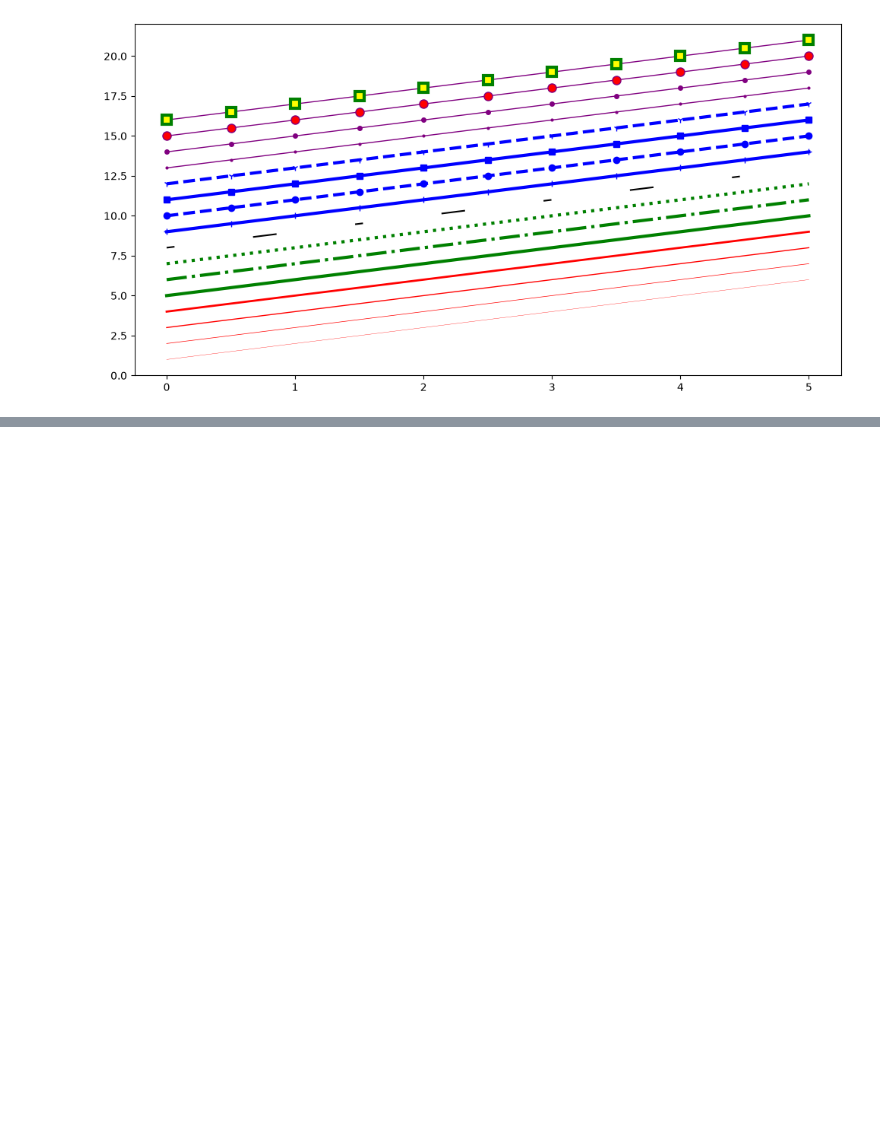
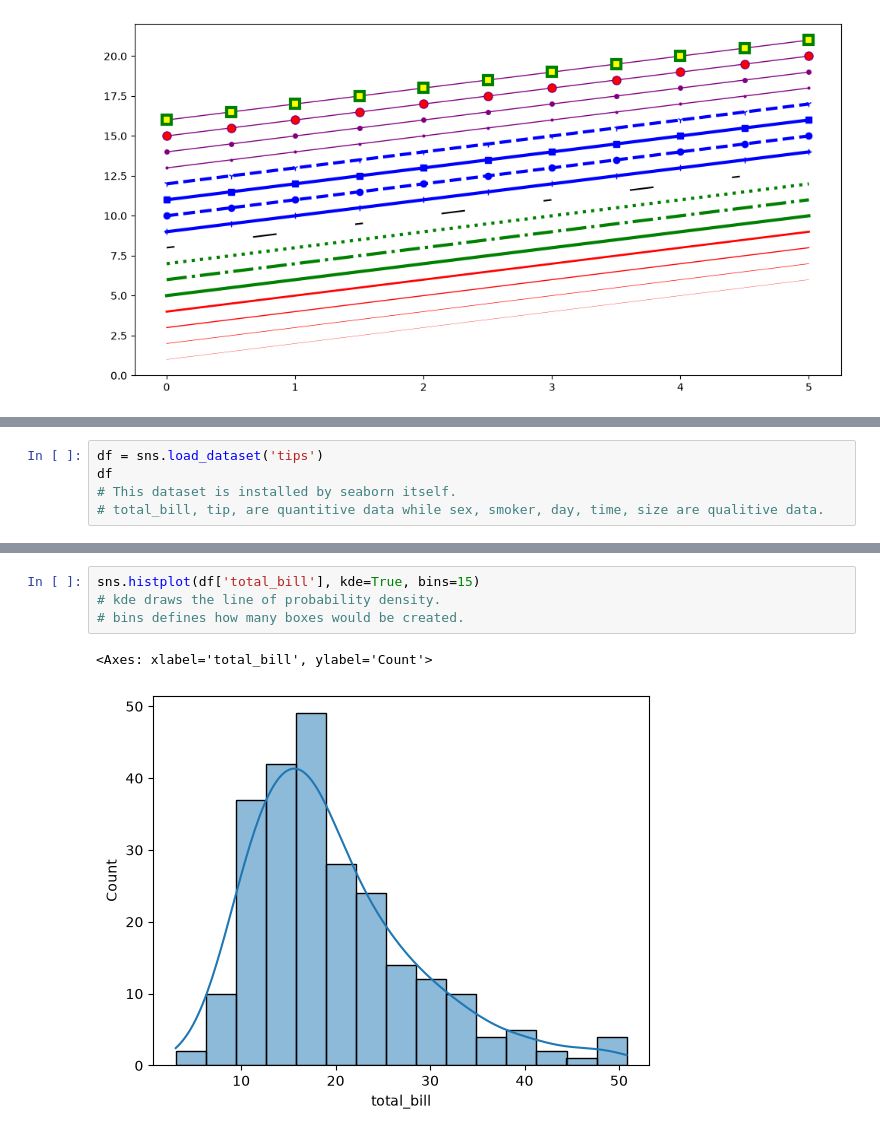
Before and after one commit to dhvanitsavani/Python-AI, a Jupyter notebook: Visualizations/basics.ipynb, the cells around one changed output, grey strips where cells are left out. Cells and saved outputs as stored; diff of their text form; blank space fills up the shorter version.

Commit message:
Seaborn

```diff
--- a/Visualizations/basics.ipynb
+++ b/Visualizations/basics.ipynb
@@ -155,0 +160,5 @@ ax.plot(xaxis, xaxis+16, color="purple", lw=1, ls='-', marker='s', markersize=8,
+# %%
+df = sns.load_dataset('tips')
+df
+# This dataset is installed by seaborn itself.
+# total_bill, tip, are quantitive data while sex, smoker, day, time, size are qualitive data.
@@ -155,0 +179,7 @@ ax.plot(xaxis, xaxis+16, color="purple", lw=1, ls='-', marker='s', markersize=8,
+# %%
+sns.histplot(df['total_bill'], kde=True, bins=15)
+# kde draws the line of probability density.
+# bins defines how many boxes would be created.
+# %% [output]
+<Axes: xlabel='total_bill', ylabel='Count'>
+[figure, added]
```
Also changed, not shown: parts of 12 cells of this notebook.
